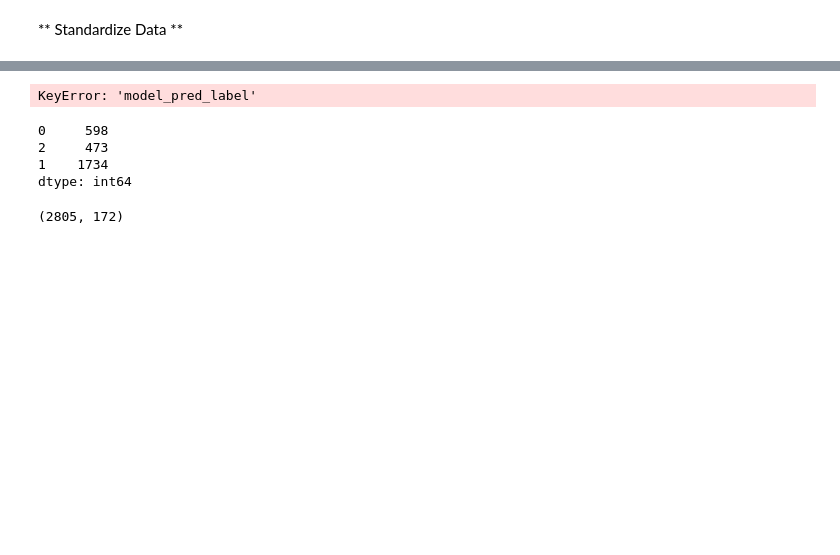
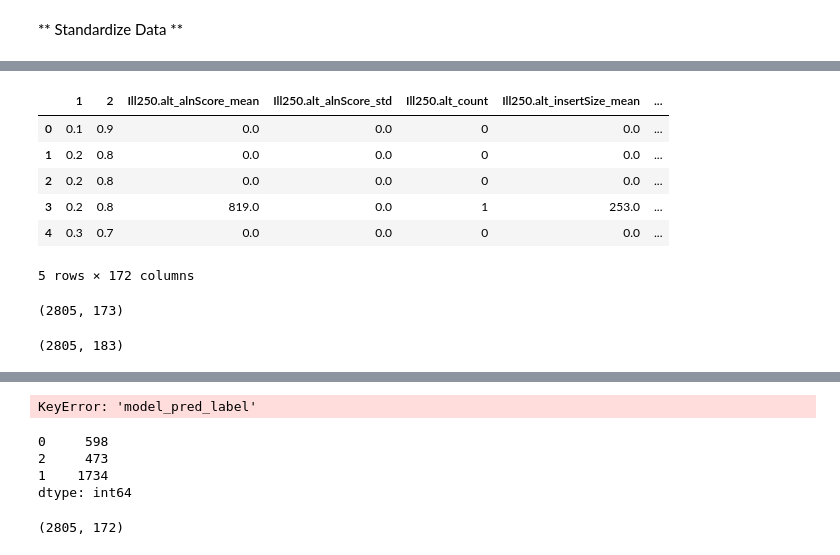
Before and after one commit to lesleymaraina/NIST, a Jupyter notebook: Notebooks/CrowdVariant/CrowdVariantAnalysis - Machine Learning-Copy1.ipynb, the cells around one changed output, grey strips where cells are left out. Saved outputs shown, nothing was run; the diff lists cells and outputs as text; code cells hidden in the pictures; blank space fills up the shorter version.

```diff
--- a/Notebooks/CrowdVariant/CrowdVariantAnalysis - Machine Learning-Copy1.ipynb
+++ b/Notebooks/CrowdVariant/CrowdVariantAnalysis - Machine Learning-Copy1.ipynb
@@ -438,0 +536,14 @@ ValueError: Number of features of the model must match the input. Model n_featur
+# %%
+X6.head()
+# %% [output]
+|  | 1 | 2 | Ill250.alt_alnScore_mean | Ill250.alt_alnScore_std | Ill250.alt_count | Ill250.alt_insertSize_mean | ... |
+| 0 | 0.1 | 0.9 | 0.0 | 0.0 | 0 | 0.0 | ... |
+| 1 | 0.2 | 0.8 | 0.0 | 0.0 | 0 | 0.0 | ... |
+| 2 | 0.2 | 0.8 | 0.0 | 0.0 | 0 | 0.0 | ... |
+| 3 | 0.2 | 0.8 | 819.0 | 0.0 | 1 | 253.0 | ... |
+| 4 | 0.3 | 0.7 | 0.0 | 0.0 | 0 | 0.0 | ... |
+5 rows × 172 columns
+# %%
+X6.shape
+# %% [output]
+(2805, 173)
@@ -438,0 +562,4 @@ ValueError: Number of features of the model must match the input. Model n_featur
+# %%
+X6.shape
+# %% [output]
+(2805, 183)
```
Also changed, not shown: parts of 87 cells of this notebook, 40 other files.
